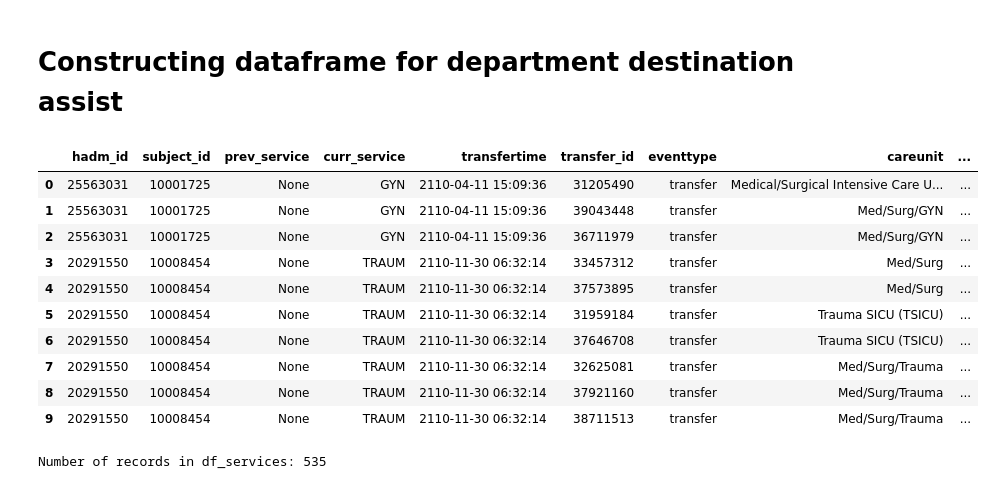
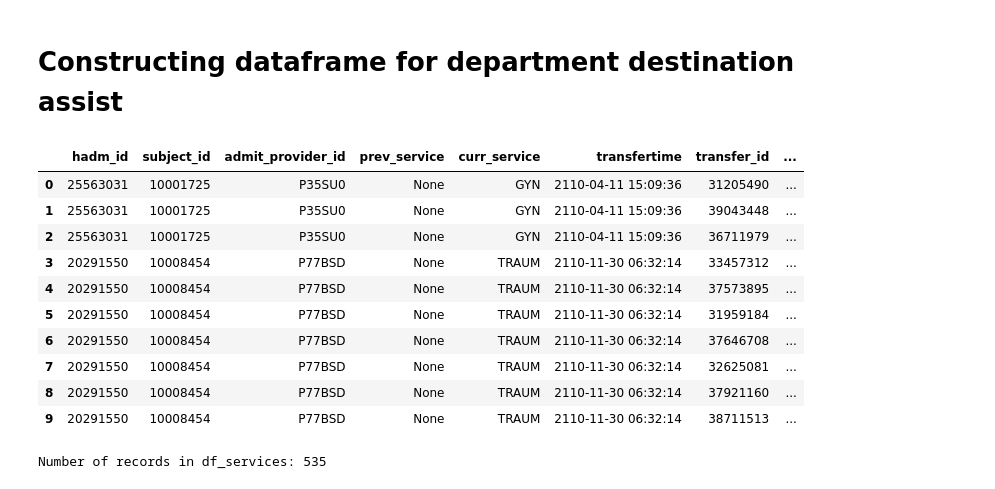
Before and after one commit to giulioelmi/AI-transfer, a Jupyter notebook: mimiciv.ipynb, the cells around one changed output. Saved outputs shown, nothing was run; the diff lists cells and outputs as text; code cells hidden in the pictures.

Commit message:
Uploading transfer list scenarios and hypothetical physician names

```diff
--- a/mimiciv.ipynb
+++ b/mimiciv.ipynb
@@ -136,43 +136,44 @@ df_omr.head()
 # %%
 # Constructing df for department destination identification
 
 query = """
 SELECT ad.hadm_id,
        ad.subject_id,
+       ad.admit_provider_id,
        ser.prev_service,
        ser.curr_service,
        ser.transfertime,
        tran.transfer_id,
        tran.eventtype,
        tran.careunit,
        tran.intime,
        tran.outtime,
        ad.hospital_expire_flag
 FROM mimiciv_hosp.admissions ad
 JOIN mimiciv_hosp.services ser
 ON ad.hadm_id = ser.hadm_id
 JOIN mimiciv_hosp.transfers tran
 ON ad.hadm_id = tran.hadm_id
 WHERE tran.eventtype = 'transfer'
 ORDER BY tran.intime
 """
 
 cur.execute(query)
 rows = cur.fetchall()
 df_services = pd.DataFrame(rows, columns=[desc[0] for desc in cur.description])
 df_services.head(10)
 # %% [output]
-|  | hadm_id | subject_id | prev_service | curr_service | transfertime | transfer_id | eventtype | careunit | ... |
-| 0 | 25563031 | 10001725 | None | GYN | 2110-04-11 15:09:36 | 31205490 | transfer | Medical/Surgical Intensive Care U... | ... |
-| 1 | 25563031 | 10001725 | None | GYN | 2110-04-11 15:09:36 | 39043448 | transfer | Med/Surg/GYN | ... |
-| 2 | 25563031 | 10001725 | None | GYN | 2110-04-11 15:09:36 | 36711979 | transfer | Med/Surg/GYN | ... |
-| 3 | 20291550 | 10008454 | None | TRAUM | 2110-11-30 06:32:14 | 33457312 | transfer | Med/Surg | ... |
-| 4 | 20291550 | 10008454 | None | TRAUM | 2110-11-30 06:32:14 | 37573895 | transfer | Med/Surg | ... |
-| 5 | 20291550 | 10008454 | None | TRAUM | 2110-11-30 06:32:14 | 31959184 | transfer | Trauma SICU (TSICU) | ... |
-| 6 | 20291550 | 10008454 | None | TRAUM | 2110-11-30 06:32:14 | 37646708 | transfer | Trauma SICU (TSICU) | ... |
-| 7 | 20291550 | 10008454 | None | TRAUM | 2110-11-30 06:32:14 | 32625081 | transfer | Med/Surg/Trauma | ... |
-| 8 | 20291550 | 10008454 | None | TRAUM | 2110-11-30 06:32:14 | 37921160 | transfer | Med/Surg/Trauma | ... |
-| 9 | 20291550 | 10008454 | None | TRAUM | 2110-11-30 06:32:14 | 38711513 | transfer | Med/Surg/Trauma | ... |
+|  | hadm_id | subject_id | admit_provider_id | prev_service | curr_service | transfertime | transfer_id | ... |
+| 0 | 25563031 | 10001725 | P35SU0 | None | GYN | 2110-04-11 15:09:36 | 31205490 | ... |
+| 1 | 25563031 | 10001725 | P35SU0 | None | GYN | 2110-04-11 15:09:36 | 39043448 | ... |
+| 2 | 25563031 | 10001725 | P35SU0 | None | GYN | 2110-04-11 15:09:36 | 36711979 | ... |
+| 3 | 20291550 | 10008454 | P77BSD | None | TRAUM | 2110-11-30 06:32:14 | 33457312 | ... |
+| 4 | 20291550 | 10008454 | P77BSD | None | TRAUM | 2110-11-30 06:32:14 | 37573895 | ... |
+| 5 | 20291550 | 10008454 | P77BSD | None | TRAUM | 2110-11-30 06:32:14 | 31959184 | ... |
+| 6 | 20291550 | 10008454 | P77BSD | None | TRAUM | 2110-11-30 06:32:14 | 37646708 | ... |
+| 7 | 20291550 | 10008454 | P77BSD | None | TRAUM | 2110-11-30 06:32:14 | 32625081 | ... |
+| 8 | 20291550 | 10008454 | P77BSD | None | TRAUM | 2110-11-30 06:32:14 | 37921160 | ... |
+| 9 | 20291550 | 10008454 | P77BSD | None | TRAUM | 2110-11-30 06:32:14 | 38711513 | ... |
 # %%
 # Printing the number of records in df_services
 print(f"Number of records in df_services: {len(df_services)}")
```
Also changed, not shown: parts of 8 cells of this notebook, 2 other files.
